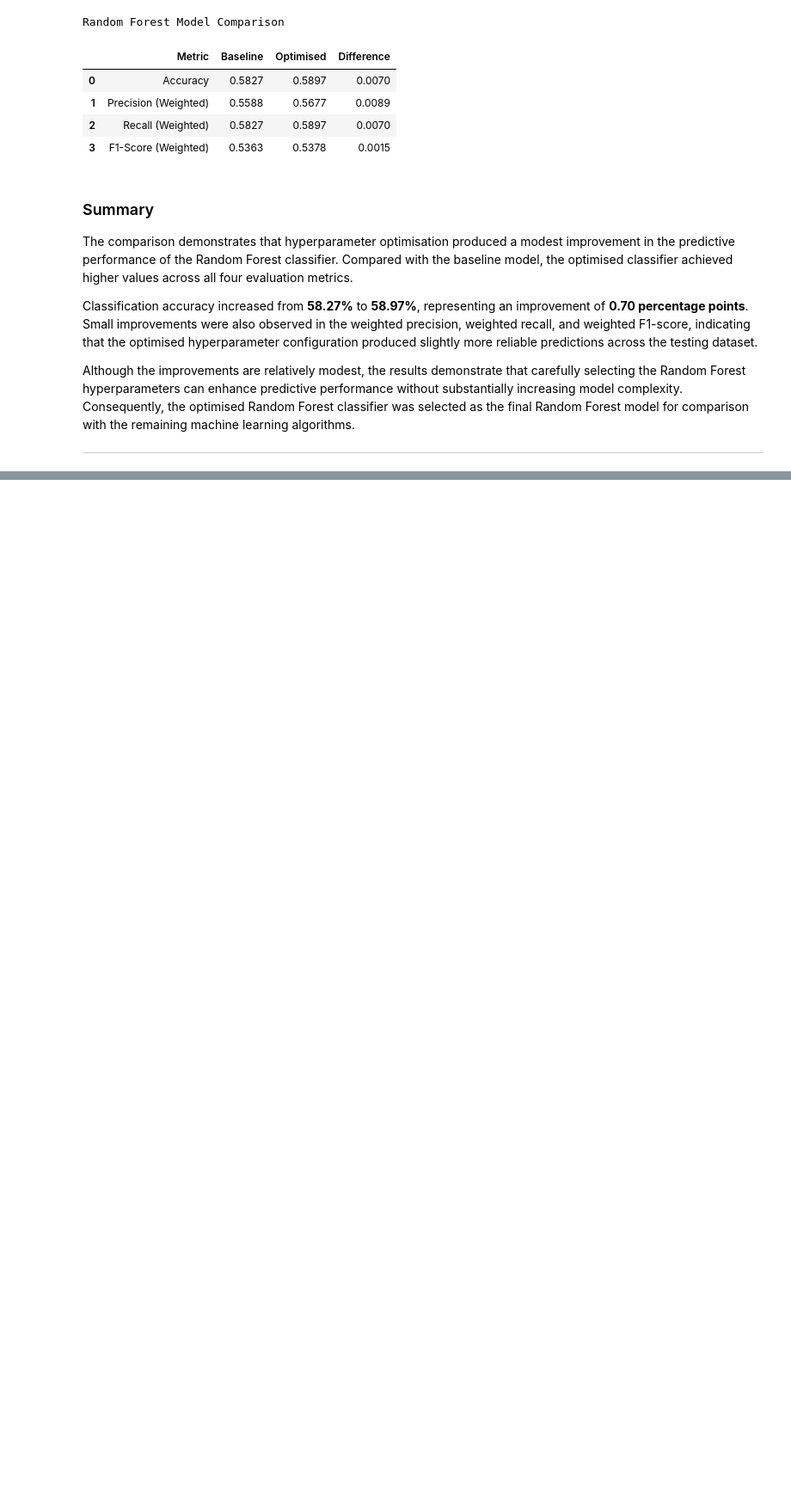
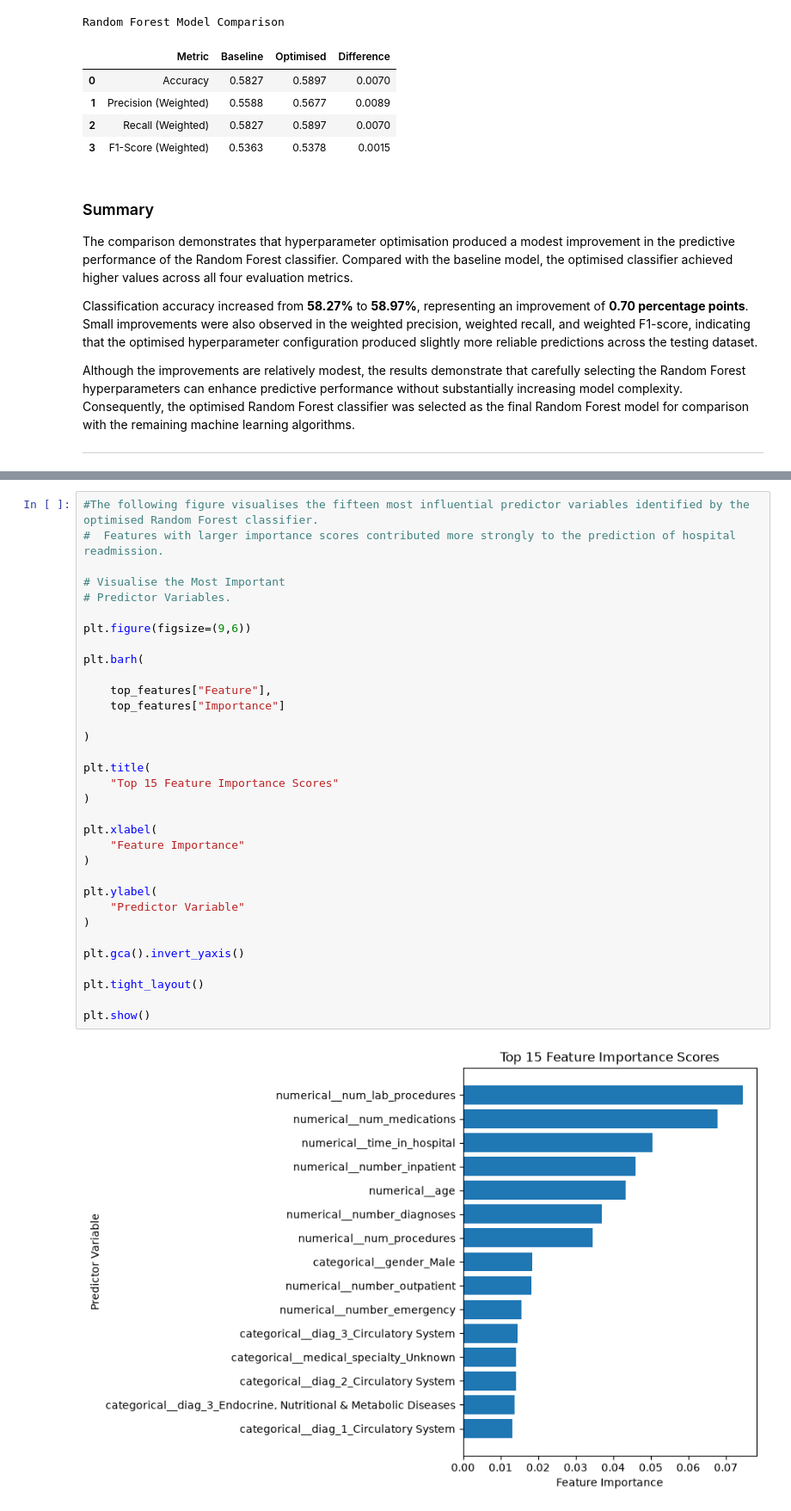
Before and after one commit to ajay-nagpal/Hospital-Readmission-Prediction, a Jupyter notebook: hospital_readmission.ipynb, the cells around one changed output, grey strips where cells are left out. Shown at 86% size. Saved outputs shown, nothing was run; the diff lists cells and outputs as text; blank space fills up the shorter version.

```diff
--- a/hospital_readmission.ipynb
+++ b/hospital_readmission.ipynb
@@ -6426,0 +6655,35 @@ Although the improvements are relatively modest, the results demonstrate that ca
+# %%
+#The following figure visualises the fifteen most influential predictor variables identified by the optimised Random Forest classifier.
+#  Features with larger importance scores contributed more strongly to the prediction of hospital readmission.
+
+# Visualise the Most Important
+# Predictor Variables.
+
+plt.figure(figsize=(9,6))
+
+plt.barh(
+
+    top_features["Feature"],
+    top_features["Importance"]
+
+)
+
+plt.title(
+    "Top 15 Feature Importance Scores"
+)
+
+plt.xlabel(
+    "Feature Importance"
+)
+
+plt.ylabel(
+    "Predictor Variable"
+)
+
+plt.gca().invert_yaxis()
+
+plt.tight_layout()
+
+plt.show()
+# %% [output]
+[figure, added]
```
Also changed, not shown: parts of 19 cells of this notebook.
